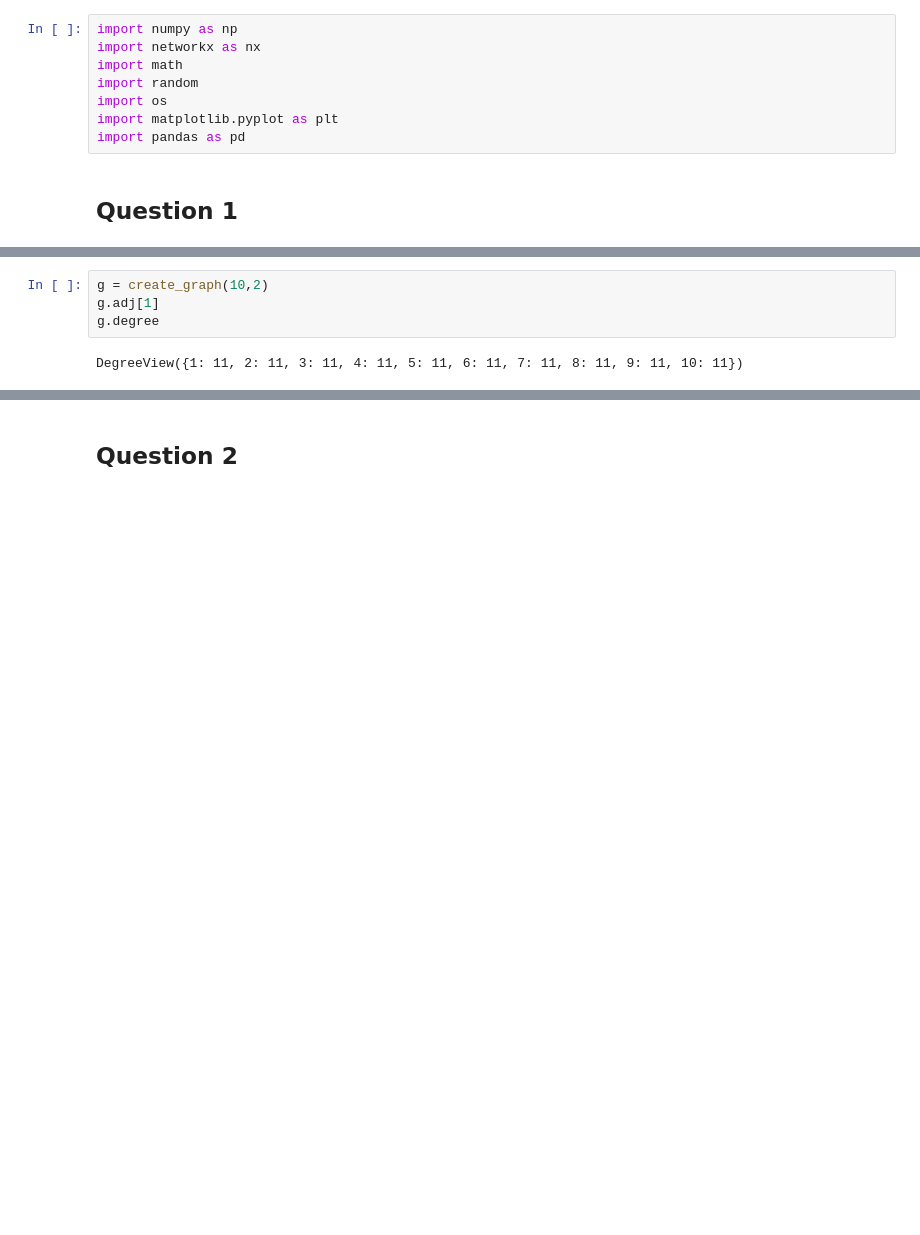
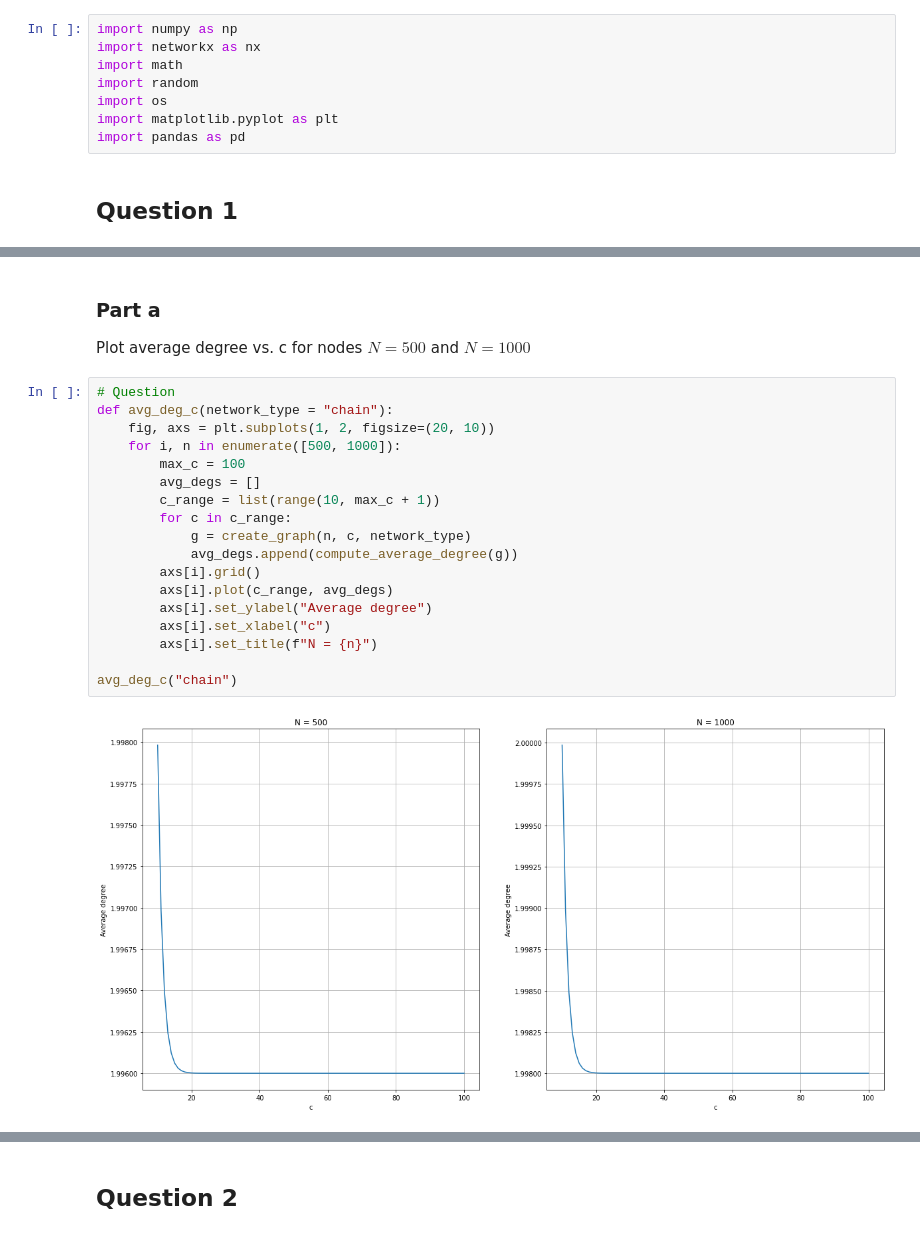
Before and after one commit to tathagatoroy/Dynamical-Processes-in-Complex-Networks, a Jupyter notebook: Assignment 1/Assignment_1.ipynb, the cells around one changed output, grey strips where cells are left out. Drawn from its saved outputs; the diff is of its cells as text; blank space fills up the shorter version.

Commit message:
Finished Question 1

```diff
--- a/Assignment 1/Assignment_1.ipynb
+++ b/Assignment 1/Assignment_1.ipynb
@@ -30,6 +37,23 @@ def create_graph(n,c):
+# %% [markdown]
+### Part a
+Plot average degree vs. c for nodes $N=500$ and $N=1000$
 # %%
-g = create_graph(10,2)
-g.adj[1]
-g.degree
+# Question
+def avg_deg_c(network_type = "chain"):
+    fig, axs = plt.subplots(1, 2, figsize=(20, 10))
+    for i, n in enumerate([500, 1000]):
+        max_c = 100
+        avg_degs = []
+        c_range = list(range(10, max_c + 1))
+        for c in c_range:
+            g = create_graph(n, c, network_type)
+            avg_degs.append(compute_average_degree(g))
+        axs[i].grid()
+        axs[i].plot(c_range, avg_degs)
+        axs[i].set_ylabel("Average degree")
+        axs[i].set_xlabel("c")
+        axs[i].set_title(f"N = {n}")
+
+avg_deg_c("chain")
 # %% [output]
-DegreeView({1: 11, 2: 11, 3: 11, 4: 11, 5: 11, 6: 11, 7: 11, 8: 11, 9: 11, 10: 11})
+[figure, added]
```
Also changed, not shown: parts of 7 cells of this notebook.
